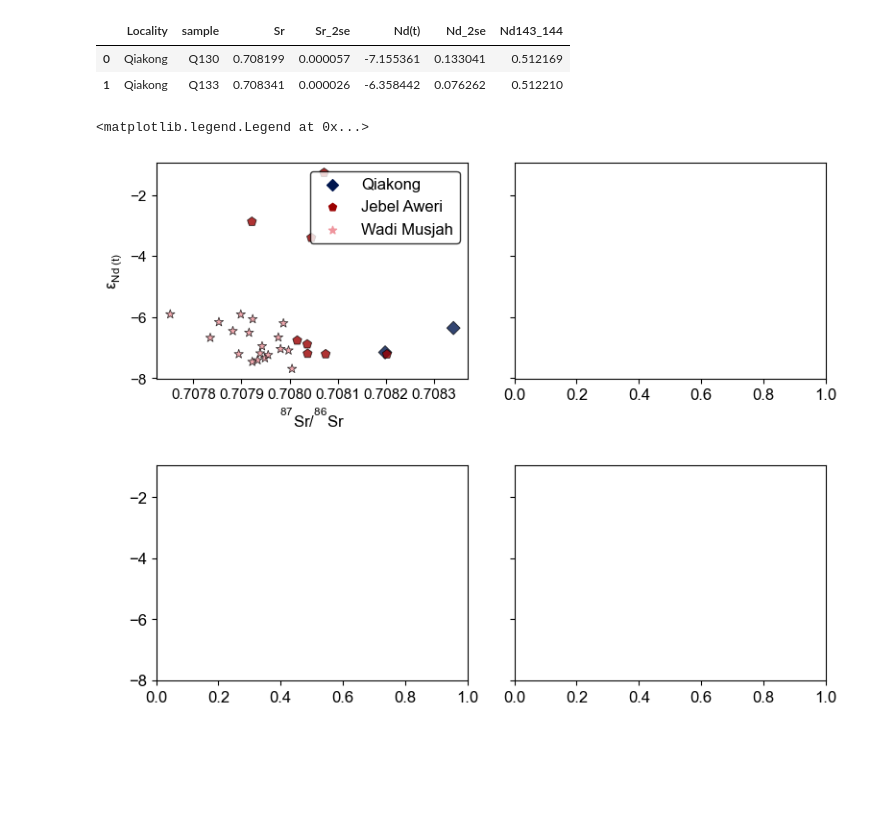
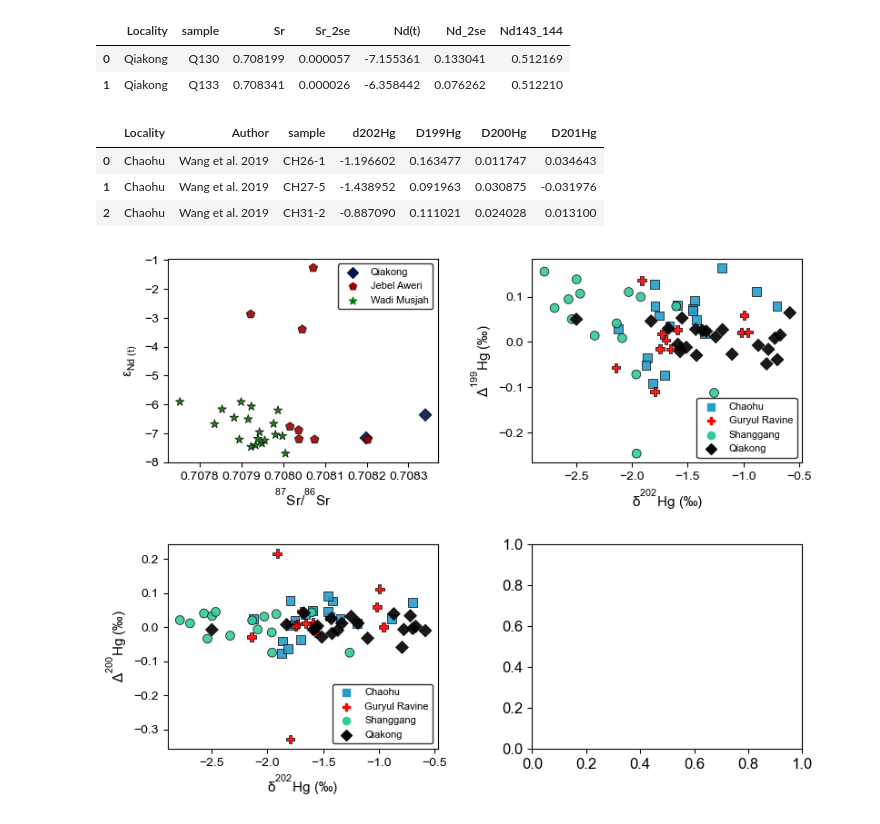
Before and after one commit to oluwaseun-edward/notebooks, a Jupyter notebook: covariation.ipynb, the cells around one changed output. Saved outputs shown, nothing was run; the diff lists cells and outputs as text; code cells hidden in the pictures; blank space fills up the shorter version.

```diff
--- a/covariation.ipynb
+++ b/covariation.ipynb
@@ -118,23 +120,48 @@ df.head(2)
 |  | Locality | sample | Sr | Sr_2se | Nd(t) | Nd_2se | Nd143_144 |
 | 0 | Qiakong | Q130 | 0.708199 | 0.000057 | -7.155361 | 0.133041 | 0.512169 |
 | 1 | Qiakong | Q133 | 0.708341 | 0.000026 | -6.358442 | 0.076262 | 0.512210 |
+# %%
+data_path = "../SSB_literature_Hg_data.xlsx"
+save_path = '../plots/'
+iso = pd.read_excel(data_path, sheet_name="iso_data")
+iso.head(3)
+# %% [output]
+|  | Locality | Author | sample | d202Hg | D199Hg | D200Hg | D201Hg |
+| 0 | Chaohu | Wang et al. 2019 | CH26-1 | -1.196602 | 0.163477 | 0.011747 | 0.034643 |
+| 1 | Chaohu | Wang et al. 2019 | CH27-5 | -1.438952 | 0.091963 | 0.030875 | -0.031976 |
+| 2 | Chaohu | Wang et al. 2019 | CH31-2 | -0.887090 | 0.111021 | 0.024028 | 0.013100 |
 # %%
 markers2 = ['D', 'p', '*']
 Sr=df.Sr
 Nd=df["Nd(t)"]
-# %%
-fig, ((ax0, ax1), (ax2, ax3)) = plt.subplots(nrows=2, ncols=2,
-                                             figsize=(9, 7), sharey=True)
-fig.subplots_adjust(hspace=0.4, wspace=0.15)
-sns.scatterplot(data=df, x=Sr, y=Nd, ax=ax0,
-                    color='black', edgecolor='black', legend=True,
-                    s=50, hue='Locality', palette=[colors[2], colors[4], colors[5]], alpha=0.8,
-                    style='Locality', markers=markers2,
-                    )
-ax0.tick_params(labelsize=11)
-ax0.set_xlabel(r"$^{87}Sr/^{86}Sr$", fontsize=12)
-ax0.set_ylabel(r"$\epsilon_{Nd\;(t)}$", fontsize=12)
-ax0.legend(loc='upper right', edgecolor='black')
-# %% [output]
-<matplotlib.legend.Legend at 0x...>
-[figure, removed]
+# %%
+fig, ((ax0, ax1), (ax2, ax3)) = plt.subplots(nrows=2, ncols=2,
+                                             figsize=(9, 7), sharey=False)
+
+x_labels = [r"$^{87}Sr/^{86}Sr$", r"$\delta^{202}Hg\;(‰)$",]
+y_labels = [r"$\epsilon_{Nd\;(t)}$", r"$\Delta^{199}Hg\;(‰)$", r"$\Delta^{200}Hg\;(‰)$"]
+sub1_colors = [colors[2], colors[4], 'green']
+sub2_colors = ["#289cc9", 'red', '#33cb9c', 'black']
+
+
+def make_subplots(dataset, x, y, ax, colors, markers, x_label, y_label, location):
+    fig.subplots_adjust(hspace=0.4, wspace=0.35)
+    sns.scatterplot(data=dataset, x=x, y=y, ax=ax,
+                    color='black', edgecolor='black', legend=True,
+                    s=50, hue='Locality', palette=colors, alpha=0.9,
+                    style='Locality', markers=markers,
+                    )
+    ax.tick_params(labelsize=10)
+    ax.set_xlabel(x_label, fontsize=11)
+    ax.set_ylabel(y_label, fontsize=11)
+    ax.legend(loc=location, edgecolor='black', frameon=True,fontsize=8, ncol=1)
+
+make_subplots(df, Sr, Nd, ax0, sub1_colors, markers2, x_labels[0], y_labels[0], "upper right")
+make_subplots(iso, iso['d202Hg'], iso['D199Hg'], ax1, sub2_colors,
+              ['s', 'P', 'o', 'D'], x_labels[1], y_labels[1], "lower right")
+make_subplots(iso, iso['d202Hg'], iso['D200Hg'], ax2, sub2_colors,
+              ['s', 'P', 'o', 'D'], x_labels[1], y_labels[2], "lower right")
+
+# plt.savefig(f'{save_path}hg-iso_Nd-Sr.pdf', dpi=600)
+# %% [output]
+[figure, added]
```
Also changed, not shown: parts of 3 cells of this notebook.
